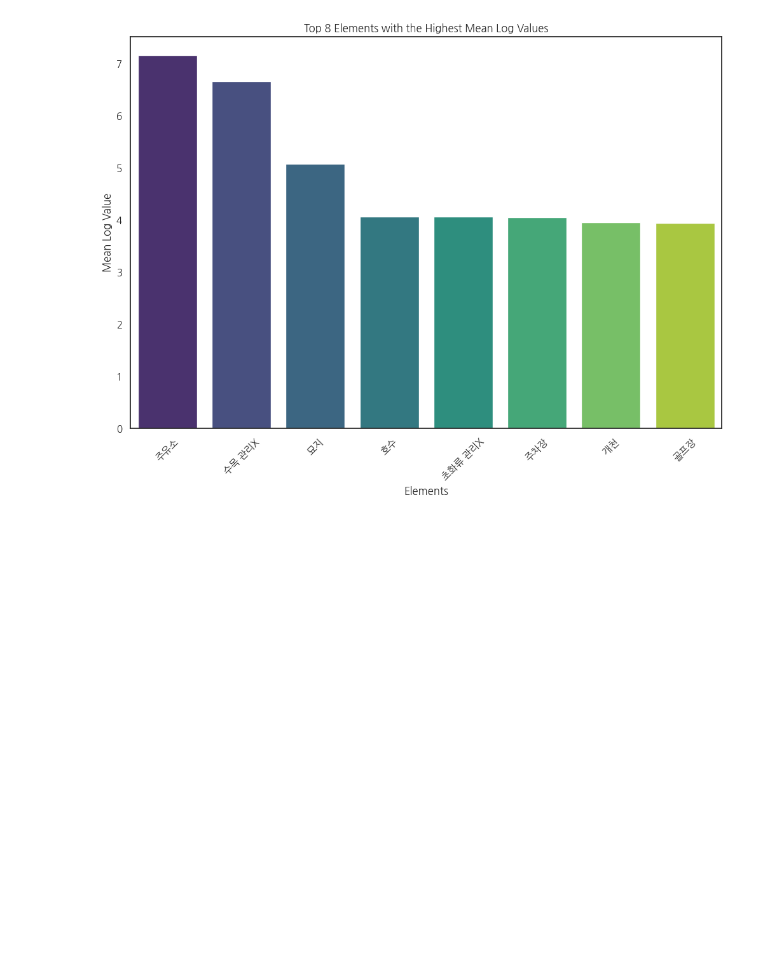
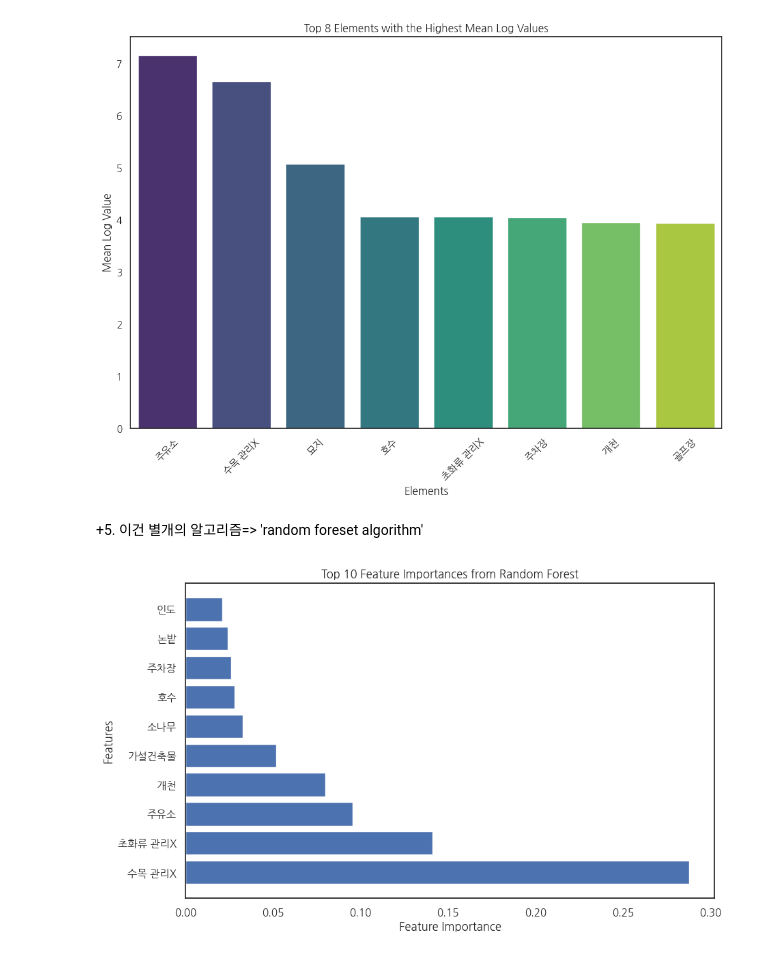
Before and after one commit to cuziam/Forest-fire-factor-analysis, a Jupyter notebook: fire_over_5ha.ipynb, the cells around one changed output. Cells and saved outputs as stored; diff of their text form; code cells hidden in the pictures; blank space fills up the shorter version.

```diff
--- a/fire_over_5ha.ipynb
+++ b/fire_over_5ha.ipynb
@@ -157,3 +157,46 @@ plt.xticks(rotation=45)
 plt.show()
 # %% [output]
 [figure]
+# %% [markdown]
++5. 이건 별개의 알고리즘=> 'random foreset algorithm'
+# %%
+import pandas as pd
+from sklearn.ensemble import RandomForestRegressor
+import matplotlib.pyplot as plt
+
+# 데이터 불러오기
+df = pd.read_csv('./rawData/fire-over-5ha.csv', skiprows=2)
+# 모든 '워드' 컬럼을 하나로 합치기
+all_words = pd.concat([df['워드1'], df['워드2'], df['워드3'], df['워드4'], df['워드5']])
+
+# One-Hot 인코딩
+one_hot_df = pd.get_dummies(all_words)
+
+# 타깃 변수 (log 값)도 동일하게 반복하여 맞추기
+y = pd.concat([df['log']] * 5).reset_index(drop=True)
+
+# 랜덤 포레스트 모델 학습
+rf = RandomForestRegressor(n_estimators=100, random_state=42)
+rf.fit(one_hot_df, y)
+
+# 변수 중요도 추출
+feature_importances = rf.feature_importances_
+
+# 중요도를 데이터프레임으로 변환
+importance_df = pd.DataFrame({
+    'Feature': one_hot_df.columns,
+    'Importance': feature_importances
+})
+
+# 중요도 내림차순으로 정렬
+sorted_importance_df = importance_df.sort_values(by='Importance', ascending=False)
+
+# 상위 10개 중요도 시각화
+plt.figure(figsize=(10, 6))
+plt.barh(sorted_importance_df['Feature'][:10], sorted_importance_df['Importance'][:10])
+plt.xlabel('Feature Importance')
+plt.ylabel('Features')
+plt.title('Top 10 Feature Importances from Random Forest')
+plt.show()
+# %% [output]
+[figure, added]
```
